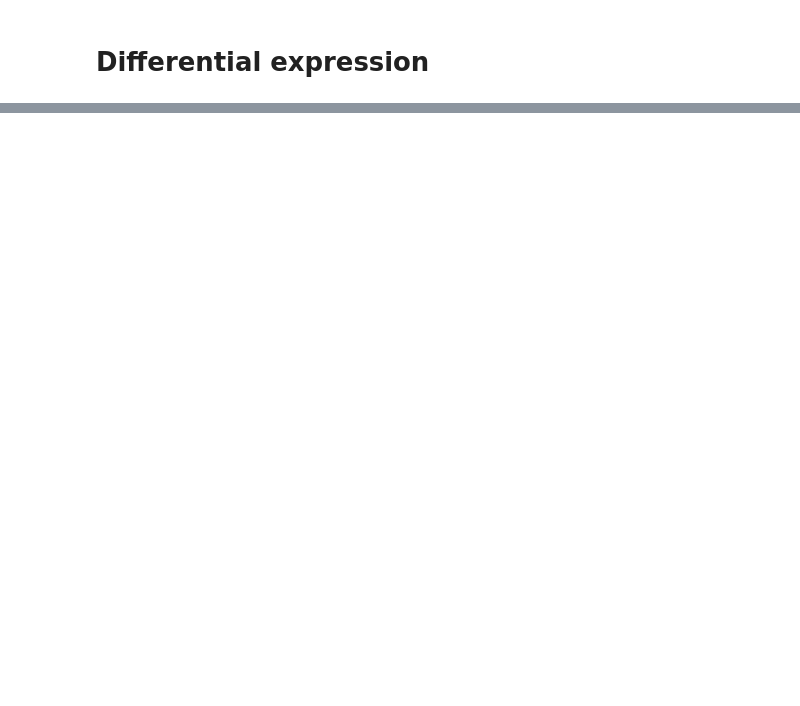
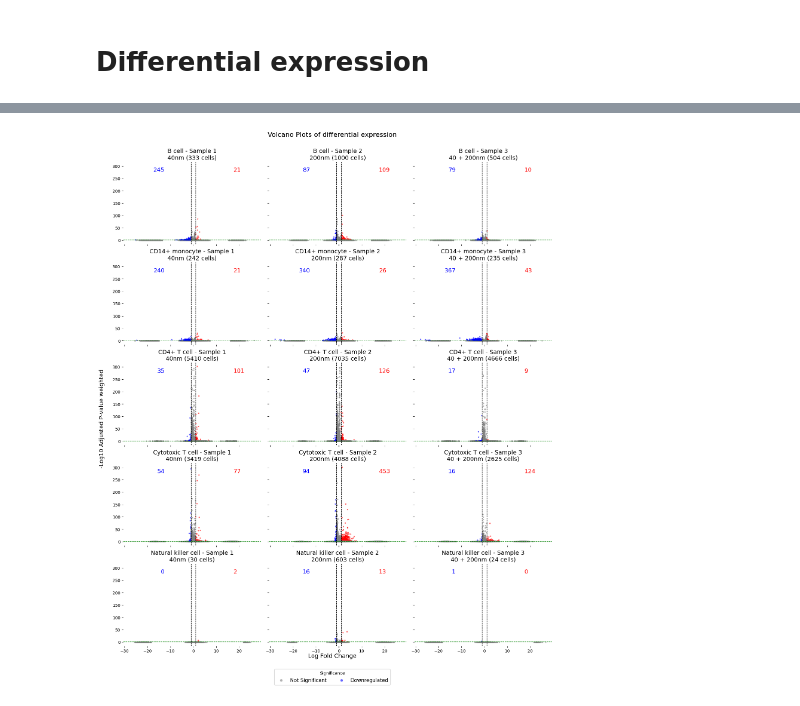
Before and after one commit to vladimirkovacevic/nano, a Jupyter notebook: notebooks/batch_removal_de.ipynb, the cells around one changed output, grey strips where cells are left out. Saved outputs shown, nothing was run; the diff lists cells and outputs as text; code cells hidden in the pictures; blank space fills up the shorter version.

```diff
--- a/notebooks/batch_removal_de.ipynb
+++ b/notebooks/batch_removal_de.ipynb
@@ -248,6 +363,96 @@ for cell_type in cell_types:
 # # Sort by log fold change or adjusted p-value
 # top_degs = significant_degs.sort_values(by='logfoldchanges', ascending=False)
 # top_degs
+# %%
+# Define thresholds for significant DEGs
+logFC_threshold = 1
+adj_p_value_threshold = 0.05
+
+# Data structure keys
+cell_types = list(results_all_degs.keys())
+samples_desc = ['Sample 1\n40nm', 'Sample 2\n200nm', 'Sample 3\n40 + 200nm']
+
+# Create a grid of subplots based on the dimensions of the data
+n_rows = len(cell_types)
+n_cols = len(samples_desc)
+fig, axes = plt.subplots(n_rows, n_cols, figsize=(5 * n_cols, 4 * n_rows), sharex=True, sharey=True)
+
+# Iterate through cell types and samples
+for i, cell_type in enumerate(cell_types):
+    for j, sample in enumerate(samples_desc):
+        ax = axes[i, j]
+
+        # Access the dataframe for the current cell type and sample
+        df = results_all_degs[cell_type][f"sample_{j + 1}"]
+
+        # Add a column to classify genes based on thresholds
+        df['significance'] = 'Not Significant'
+        df.loc[(df['logfoldchanges'] >= logFC_threshold) & (df['pvals_adj_weighted'] < adj_p_value_threshold), 'significance'] = 'Upregulated'
+        df.loc[(df['logfoldchanges'] <= -logFC_threshold) & (df['pvals_adj_weighted'] < adj_p_value_threshold), 'significance'] = 'Downregulated'
+
+
+        # Create the volcano plot for this subplot
+        sns.scatterplot(
+            data=df,
+            x='logfoldchanges',
+            y=-np.log10(df['pvals_adj_weighted']),
+            hue='significance',
+            palette={'Not Significant': 'gray', 'Upregulated': 'red', 'Downregulated': 'blue'},
+            alpha=0.6,
+            s=8,
+            edgecolor=None,
+            ax=ax
+        )
+
+        # Add threshold lines
+        ax.axvline(x=logFC_threshold, color='black', linestyle='--', linewidth=1)
+        ax.axvline(x=-logFC_threshold, color='black', linestyle='--', linewidth=1)
+        ax.axhline(y=-np.log10(adj_p_value_threshold), color='green', linestyle='--', linewidth=1)
+
+        # Set subplot title to include current cell type and sample
+        num_cells = len(adata_list[j][adata_list[j].obs['predicted.celltype'] == cell_type])
+        ax.set_title(f"{cell_type} - {sample} ({num_cells} cells)", fontsize=14)
+        ax.get_legend().remove()
+
+        # Remove x and y labels for subplots
+        ax.set_xlabel("")
+        ax.set_ylabel("")
+
+        # Remove frame around each subplot
+        ax.spines["top"].set_visible(False)
+        ax.spines["right"].set_visible(False)
+        ax.spines["left"].set_visible(False)
+        ax.spines["bottom"].set_visible(False)
+
+        # Annotate the number of upregulated and downregulated genes
+        # Count the number of upregulated and downregulated genes
+        upregulated_count = df[df['significance'] == 'Upregulated'].shape[0]
+        downregulated_count = df[df['significance'] == 'Downregulated'].shape[0]
+        ax.text(
+            0.3, 0.9, f"{downregulated_count}",
+            color='blue', va='center', ha='right', fontsize=14,
+            transform=ax.transAxes  # Use axes coordinates for consistent positioning
+        )
+        ax.text(
+            0.8, 0.9, f"{upregulated_count}",
+            color='red', va='center', ha='left', fontsize=14,
+            transform=ax.transAxes  # Use axes coordinates for consistent positioning
+        )
+
+# Add main x and y labels with adjusted positions
+fig.text(0.5, 0.1, 'Log Fold Change', ha='center', fontsize=14)
+fig.text(-0.02, 0.5, '-Log10 Adjusted P-value weighted', va='center', rotation='vertical', fontsize=14)
+
+# Adjust layout and add a single legend below the figure
+handles, labels = ax.get_legend_handles_labels()
+fig.legend(handles, labels, title='Significance', loc='lower center', ncol=3, fontsize=12, bbox_to_anchor=(0.5, 0.05), markerscale=2)
+
+plt.tight_layout(rect=[0, 0.1, 1, 0.96])  # Adjust lower space for legend
+plt.suptitle("Volcano Plots of differential expression", fontsize=16)
+plt.savefig(f'volcano.png', dpi=200, bbox_inches='tight')
+plt.show()
+# %% [output]
+[figure, added]
 # %%
 # Create a figure for each cell type
 # fig, axes = plt.subplots(2, 2, figsize=(10, 8))  # 2 rows, 2 columns for 4 subplots
```
Also changed, not shown: parts of 14 cells of this notebook.
